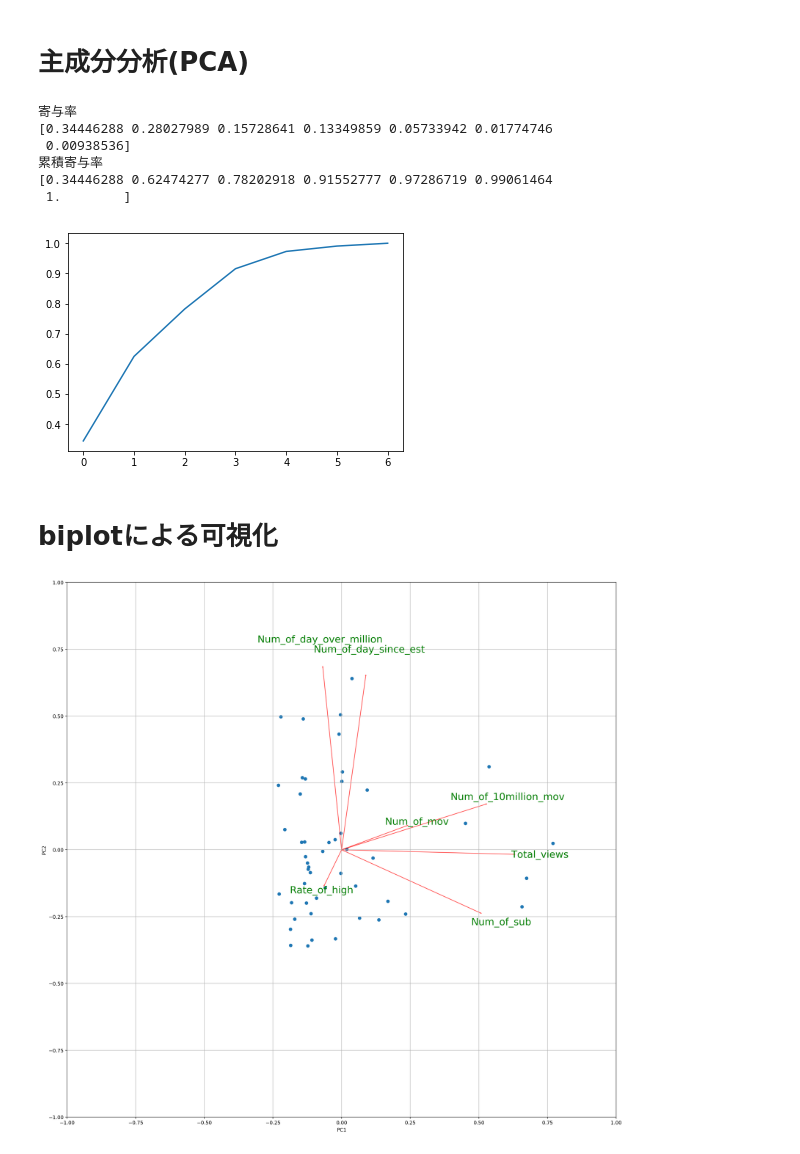
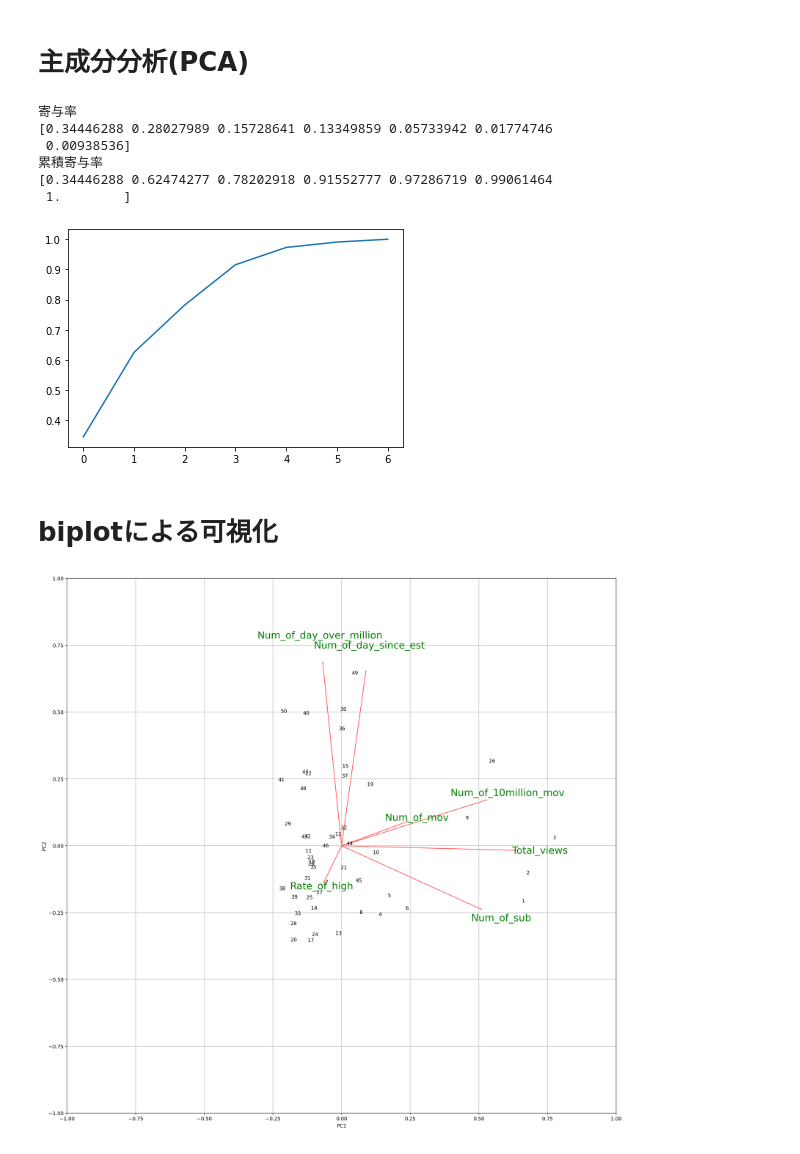
Before and after one commit to techYamasaki/YouTube_analysis, a Jupyter notebook: PCA_for_YouTube.ipynb, the cells around one changed output. Drawn from its saved outputs; the diff is of its cells as text; code cells hidden in the pictures.

```diff
--- a/PCA_for_YouTube.ipynb
+++ b/PCA_for_YouTube.ipynb
@@ -4,6 +4,7 @@
 import pandas as pd
 
 youtube = pd.read_excel('youtube_data.xlsx')
+youtube = youtube_data.drop('ID', axis=1)
 youtube
 # %% [output]
 |  | Num_of_sub | Total_views | Num_of_mov | Rate_of_high | Num_of_day_over_million | Num_of_10million_mov | ... |
@@ -85,7 +85,7 @@ plt.show()
 累積寄与率
 [0.34446288 0.62474277 0.78202918 0.91552777 0.97286719 0.99061464
  1.        ]
-[figure, old version]
+[figure, new version]
 # %% [markdown]
 # biplotによる可視化
 # %%
@@ -119,18 +119,18 @@ def biplot(score,coeff,pcax,pcay,labels1=None,labels2=None):
 # %%
 #biplotによる各主成分上のそれぞれのデータと元の軸の対応
 
 plt.figure(figsize=(20,20),dpi=200)
 
 #主成分得点（元の各軸のデータを各主成分に変換したあとの座標）
 x_new = pca.fit_transform(youtube_s)
 #因子負荷量（元の各軸を各主成分に変換したあとの座標）
 c_new = np.transpose(pca.components_)
 
 #第1, 2主成分でbiplotを表示
-biplot(x_new, c_new, 1, 2, labels1 =  None ,labels2 = youtube.columns)
+biplot(x_new, c_new, 1, 2, labels1 = youtube_data.ID ,labels2 = youtube.columns)
 plt.show()
 # %% [output]
-[figure, old version]
+[figure, new version]
 # %%
 #第1, 3主成分でbiplotを表示
 plt.figure(figsize=(20,20),dpi=200)
```
Also changed, not shown: parts of 3 cells of this notebook.
